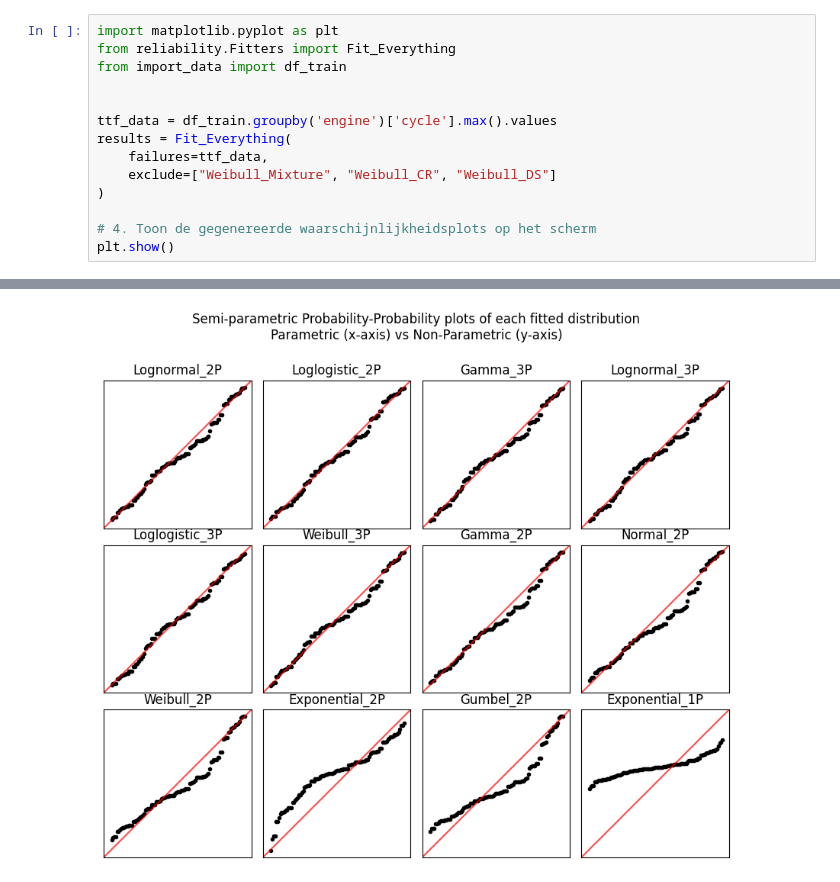
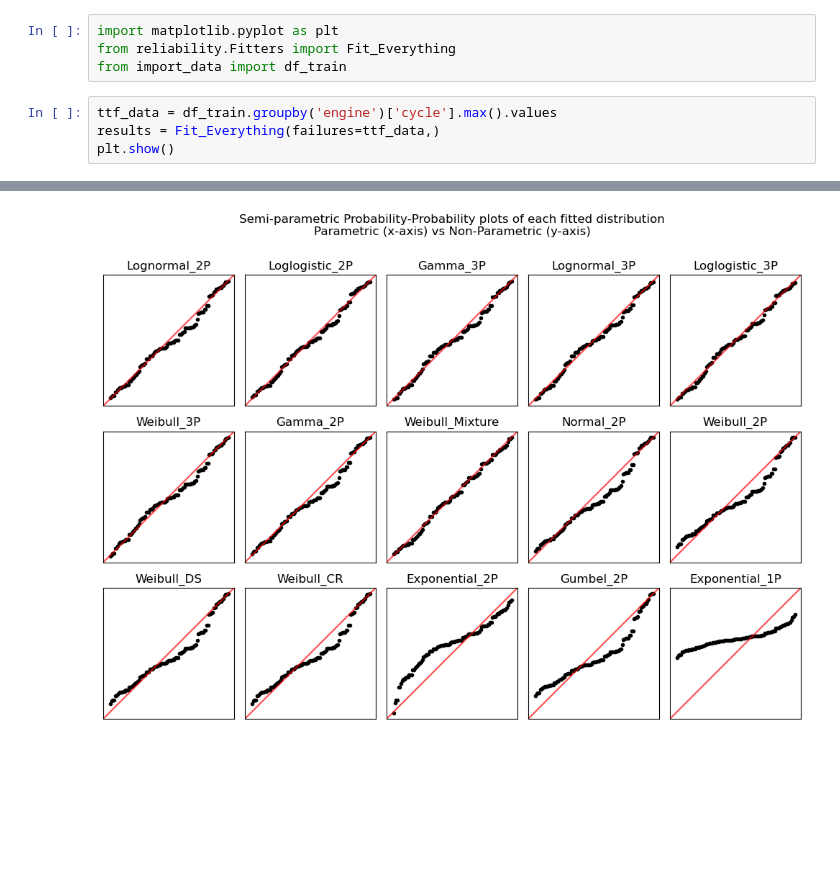
Before and after one commit to julianvanheijningen/Maintenance-Modelling-and-Analysis, a Jupyter notebook: exercise_1.ipynb, the cells around one changed output, grey strips where cells are left out. Cells and saved outputs as stored; diff of their text form; blank space fills up the shorter version.

```diff
--- a/exercise_1.ipynb
+++ b/exercise_1.ipynb
@@ -1,15 +1,9 @@
+# %%
+import matplotlib.pyplot as plt
+from reliability.Fitters import Fit_Everything
+from import_data import df_train
 # %%
-import matplotlib.pyplot as plt
-from reliability.Fitters import Fit_Everything
-from import_data import df_train
-
-
 ttf_data = df_train.groupby('engine')['cycle'].max().values
-results = Fit_Everything(
-    failures=ttf_data,
-    exclude=["Weibull_Mixture", "Weibull_CR", "Weibull_DS"]
-)
-
-# 4. Toon de gegenereerde waarschijnlijkheidsplots op het scherm
+results = Fit_Everything(failures=ttf_data,)
 plt.show()
 # %% [output]
@@ -37 +28 @@ Exponential_1P
-[figure, old version]
+[figure, new version]
```
Also changed, not shown: parts of 1 cell of this notebook.
